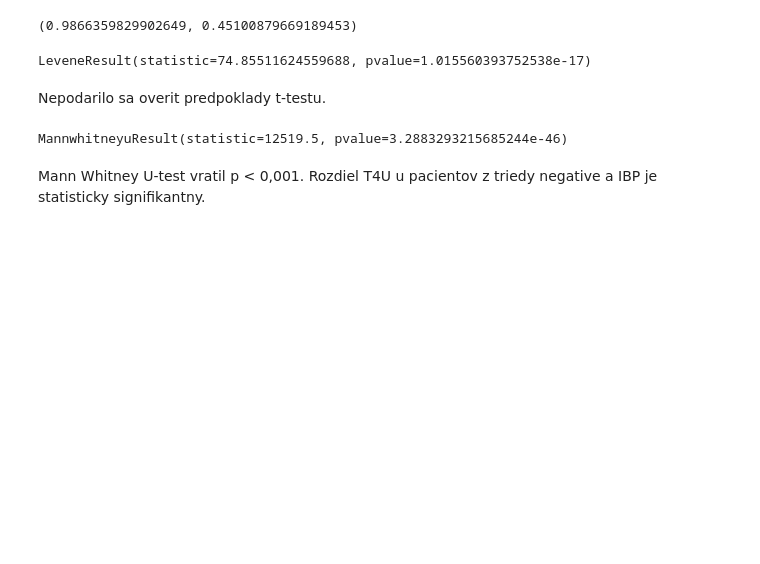
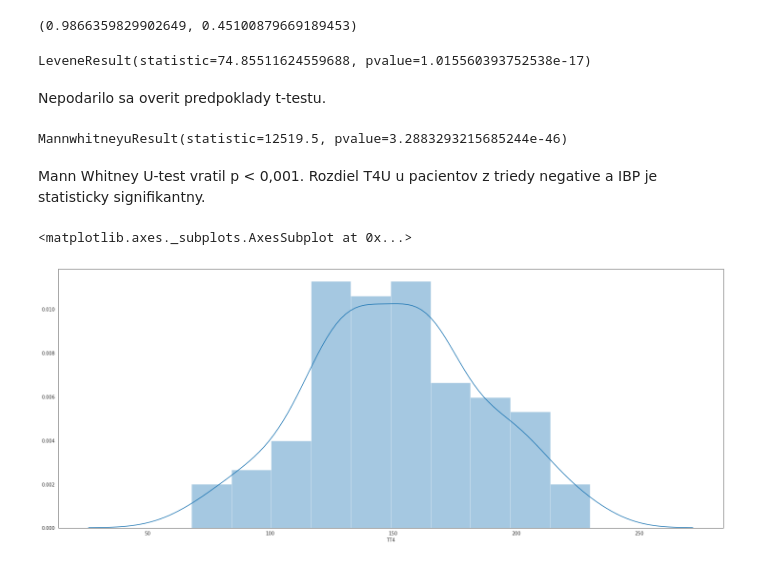
Before and after one commit to MatusPilnan/nadejny-informatik, a Jupyter notebook: utrzok-z-krabicky-od-marlboriek.ipynb, the cells around one changed output. Cells and saved outputs as stored; diff of their text form; code cells hidden in the pictures; blank space fills up the shorter version.

```diff
--- a/utrzok-z-krabicky-od-marlboriek.ipynb
+++ b/utrzok-z-krabicky-od-marlboriek.ipynb
@@ -397,3 +410,6 @@ stats.mannwhitneyu(negative.dropna().values, ibp.dropna().values)
 MannwhitneyuResult(statistic=12519.5, pvalue=3.2883293215685244e-46)
 # %% [markdown]
 Mann Whitney U-test vratil p < 0,001. Rozdiel T4U u pacientov z triedy negative a IBP je statisticky signifikantny.
+# %%
+ibp = numeric[numeric['class'] == 'increased binding protein']['TT4']
+ibp = ibp.drop(outliers(ibp).index)
@@ -399,0 +419,5 @@ Mann Whitney U-test vratil p < 0,001. Rozdiel T4U u pacientov z triedy negative
+# %%
+sns.distplot(ibp, bins=10)
+# %% [output]
+<matplotlib.axes._subplots.AxesSubplot at 0x...>
+[figure, added]
```
Also changed, not shown: parts of 25 cells of this notebook.
